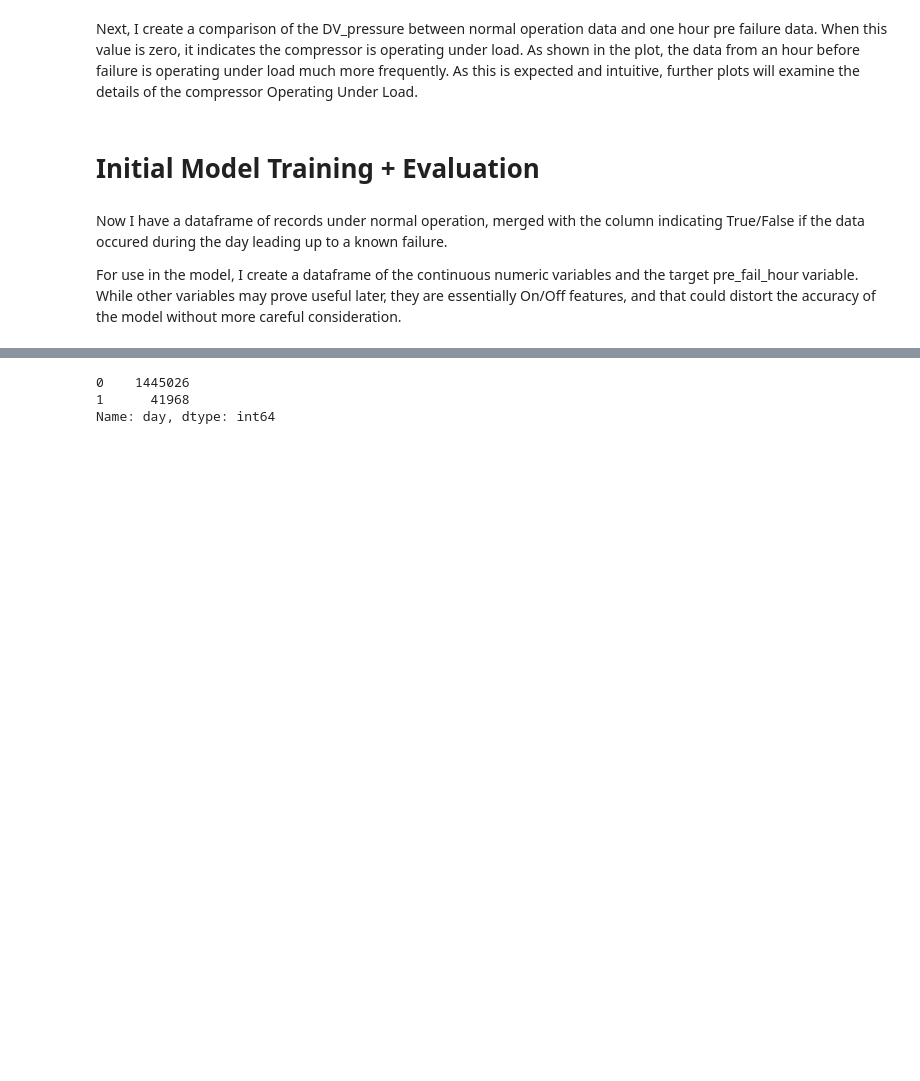
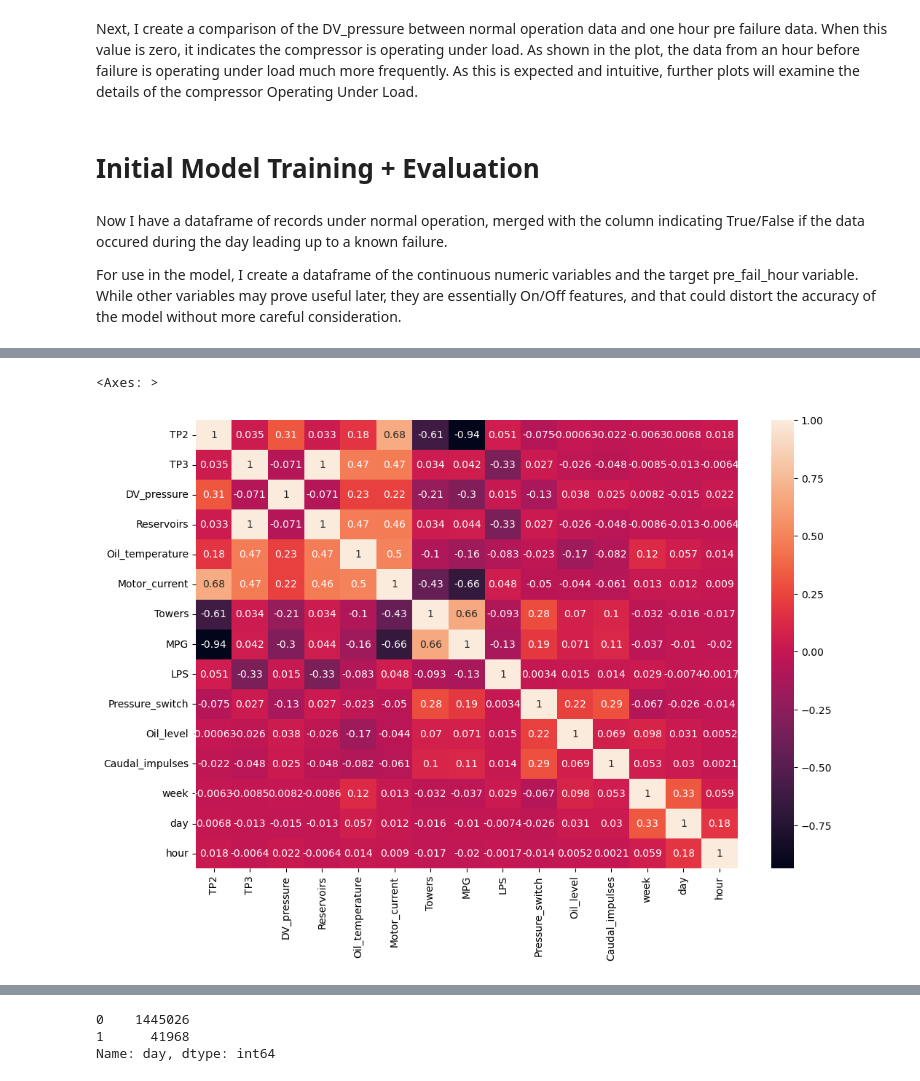
Before and after one commit to Dave-Codes/Predictive-Maintenance, a Jupyter notebook: predictive-maintenance-metropt-3.ipynb, the cells around one changed output, grey strips where cells are left out. Saved outputs shown, nothing was run; the diff lists cells and outputs as text; code cells hidden in the pictures; blank space fills up the shorter version.

```diff
--- a/predictive-maintenance-metropt-3.ipynb
+++ b/predictive-maintenance-metropt-3.ipynb
@@ -456,3 +460,12 @@ model_df = model_df.drop(columns=['H1', 'TP3'])
+# %%
+plt.figure(figsize=(12,8))
+# This calculates the correlation between each feature and all of the others
+corr = model_df.corr()
+# Creating and plotting the heatmap with seaborn
+sns.heatmap(corr, annot=True)
+# %% [output]
+<Axes: >
+[figure, added]
 # %%
 model_df.head()
 # %% [output]
```
Also changed, not shown: parts of 24 cells of this notebook.
